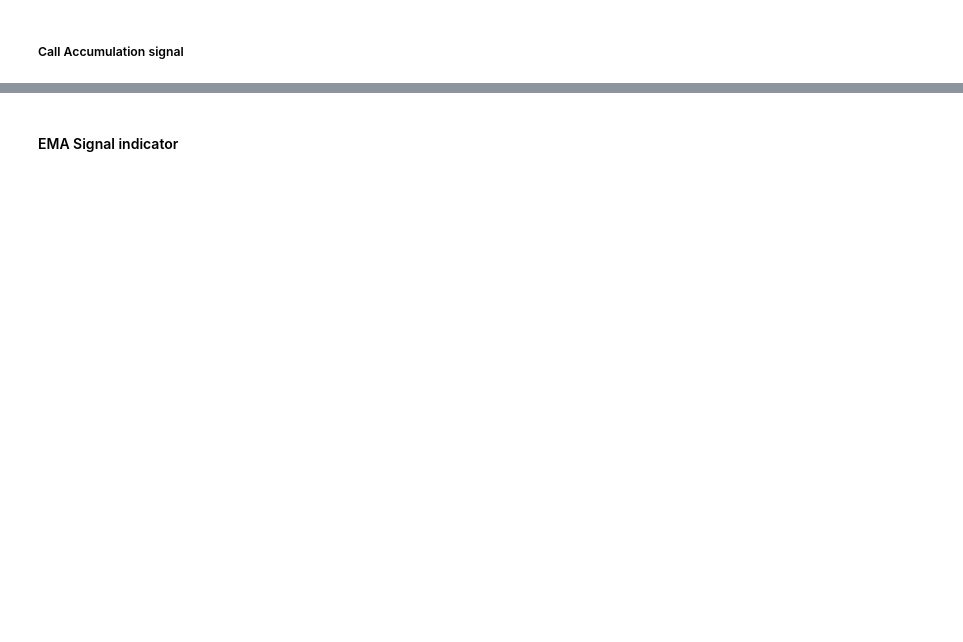
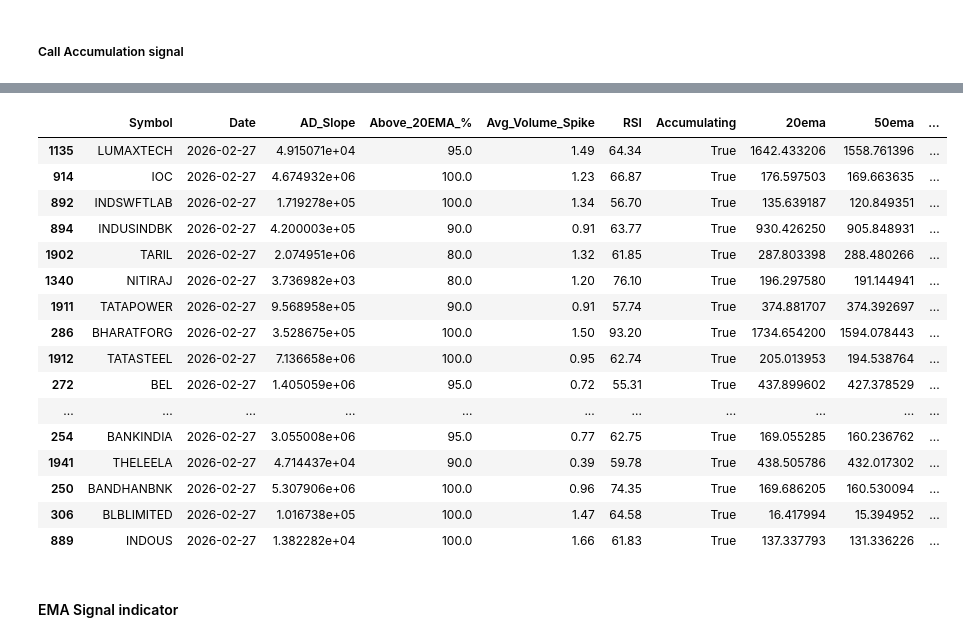
Before and after one commit to Deepak-Chaturvedi/Stock-Signals, a Jupyter notebook: notebooks/Stock_signals_execution_daily.ipynb, the cells around one changed output, grey strips where cells are left out. Drawn from its saved outputs; the diff is of its cells as text; code cells hidden in the pictures; blank space fills up the shorter version.

```diff
--- a/notebooks/Stock_signals_execution_daily.ipynb
+++ b/notebooks/Stock_signals_execution_daily.ipynb
@@ -169,3 +181,23 @@ Total accumulation signals entry: 0
+# %%
+accumulation_df.head(20)
+# %% [output]
+|  | Symbol | Date | AD_Slope | Above_20EMA_% | Avg_Volume_Spike | RSI | Accumulating | 20ema | 50ema | ... |
+| 1135 | LUMAXTECH | 2026-02-27 | 4.915071e+04 | 95.0 | 1.49 | 64.34 | True | 1642.433206 | 1558.761396 | ... |
+| 914 | IOC | 2026-02-27 | 4.674932e+06 | 100.0 | 1.23 | 66.87 | True | 176.597503 | 169.663635 | ... |
+| 892 | INDSWFTLAB | 2026-02-27 | 1.719278e+05 | 100.0 | 1.34 | 56.70 | True | 135.639187 | 120.849351 | ... |
+| 894 | INDUSINDBK | 2026-02-27 | 4.200003e+05 | 90.0 | 0.91 | 63.77 | True | 930.426250 | 905.848931 | ... |
+| 1902 | TARIL | 2026-02-27 | 2.074951e+06 | 80.0 | 1.32 | 61.85 | True | 287.803398 | 288.480266 | ... |
+| 1340 | NITIRAJ | 2026-02-27 | 3.736982e+03 | 80.0 | 1.20 | 76.10 | True | 196.297580 | 191.144941 | ... |
+| 1911 | TATAPOWER | 2026-02-27 | 9.568958e+05 | 90.0 | 0.91 | 57.74 | True | 374.881707 | 374.392697 | ... |
+| 286 | BHARATFORG | 2026-02-27 | 3.528675e+05 | 100.0 | 1.50 | 93.20 | True | 1734.654200 | 1594.078443 | ... |
+| 1912 | TATASTEEL | 2026-02-27 | 7.136658e+06 | 100.0 | 0.95 | 62.74 | True | 205.013953 | 194.538764 | ... |
+| 272 | BEL | 2026-02-27 | 1.405059e+06 | 95.0 | 0.72 | 55.31 | True | 437.899602 | 427.378529 | ... |
+| ... | ... | ... | ... | ... | ... | ... | ... | ... | ... | ... |
+| 254 | BANKINDIA | 2026-02-27 | 3.055008e+06 | 95.0 | 0.77 | 62.75 | True | 169.055285 | 160.236762 | ... |
+| 1941 | THELEELA | 2026-02-27 | 4.714437e+04 | 90.0 | 0.39 | 59.78 | True | 438.505786 | 432.017302 | ... |
+| 250 | BANDHANBNK | 2026-02-27 | 5.307906e+06 | 100.0 | 0.96 | 74.35 | True | 169.686205 | 160.530094 | ... |
+| 306 | BLBLIMITED | 2026-02-27 | 1.016738e+05 | 100.0 | 1.47 | 64.58 | True | 16.417994 | 15.394952 | ... |
+| 889 | INDOUS | 2026-02-27 | 1.382282e+04 | 100.0 | 1.66 | 61.83 | True | 137.337793 | 131.336226 | ... |
 # %% [markdown]
 #### EMA Signal indicator
 # %%
```
Also changed, not shown: parts of 6 cells of this notebook, 2 other files.
